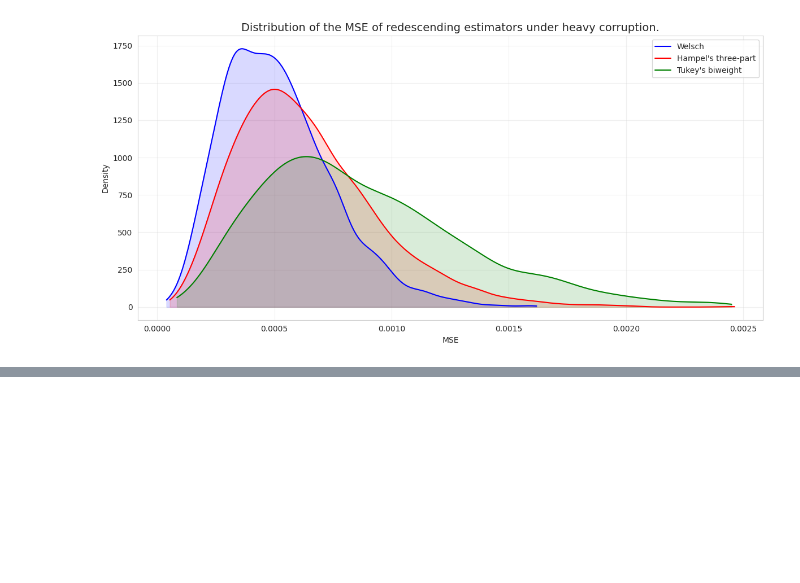
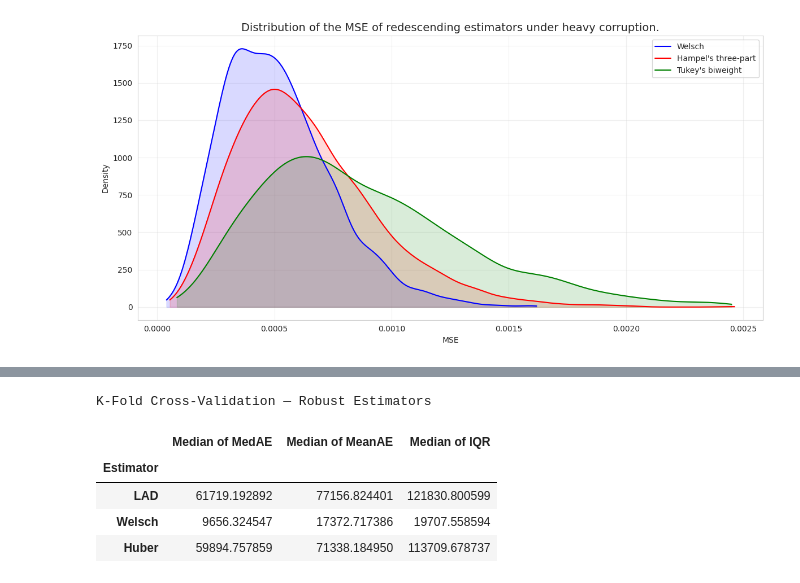
Before and after one commit to ilyeshammouda/Robust-Regression-under-Adversarial-Contamination-Theory-and-Algorithms-for-the-Welsch-Estimator, a Jupyter notebook: Experiments/exps.ipynb, the cells around one changed output, grey strips where cells are left out. Cells and saved outputs as stored; diff of their text form; code cells hidden in the pictures; blank space fills up the shorter version.

```diff
--- a/Experiments/exps.ipynb
+++ b/Experiments/exps.ipynb
@@ -603,0 +750,64 @@ plt.show()
+# %%
+all_metrics = {}
+for m in [metrics_LAD, metrics_Welsch, metrics_Huber]:
+    for name, values in m.items():
+        all_metrics[name.replace(" Metrics", "")] = values
+
+df_metrics = pd.DataFrame(all_metrics).T
+df_metrics.index.name = "Estimator"
+df_metrics.style \
+    .format("{:.6f}") \
+    .set_caption("K-Fold Cross-Validation — Robust Estimators") \
+    .highlight_min(axis=0, props='background-color: #d4edda; font-weight: bold;') \
+    .highlight_max(axis=0, props='background-color: #f8d7da; font-weight: bold;') \
+    .set_properties(**{
+        'text-align': 'center',
+        'font-size': '14px',
+        'padding': '12px 18px',
+        'border': '1px solid #ccc',
+        'color': '#1a1a1a',
+        'background-color': 'white',
+    }) \
+    .set_table_styles([
+        {'selector': 'caption', 'props': [
+            ('font-size', '18px'),
+            ('font-weight', 'bold'),
+            ('padding-bottom', '14px'),
+            ('color', '#222'),
+        ]},
+        {'selector': 'th', 'props': [
+            ('background-color', '#2c3e50'),
+            ('color', 'white'),
+            ('font-size', '14px'),
+            ('font-weight', '600'),
+            ('text-align', 'center'),
+            ('padding', '12px 18px'),
+            ('border', '1px solid #2c3e50'),
+        ]},
+        {'selector': 'th.row_heading', 'props': [
+            ('background-color', '#34495e'),
+            ('color', 'white'),
+            ('font-size', '14px'),
+            ('font-weight', '600'),
+            ('text-align', 'left'),
+            ('padding', '12px 18px'),
+        ]},
+        {'selector': 'td', 'props': [
+            ('border-bottom', '1px solid #e0e0e0'),
+            ('background-color', 'white'),
+        ]},
+        {'selector': 'tr:hover td', 'props': [
+            ('background-color', '#f0f4f8'),
+        ]},
+        {'selector': '', 'props': [
+            ('border-collapse', 'collapse'),
+            ('margin', '20px auto'),
+        ]},
+    ])
+# %% [output]
+K-Fold Cross-Validation — Robust Estimators
+|  | Median of MedAE | Median of MeanAE | Median of IQR |
+| Estimator |  |  |  |
+| LAD | 61719.192892 | 77156.824401 | 121830.800599 |
+| Welsch | 9656.324547 | 17372.717386 | 19707.558594 |
+| Huber | 59894.757859 | 71338.184950 | 113709.678737 |
```
Also changed, not shown: parts of 55 cells of this notebook, 16 other files.
